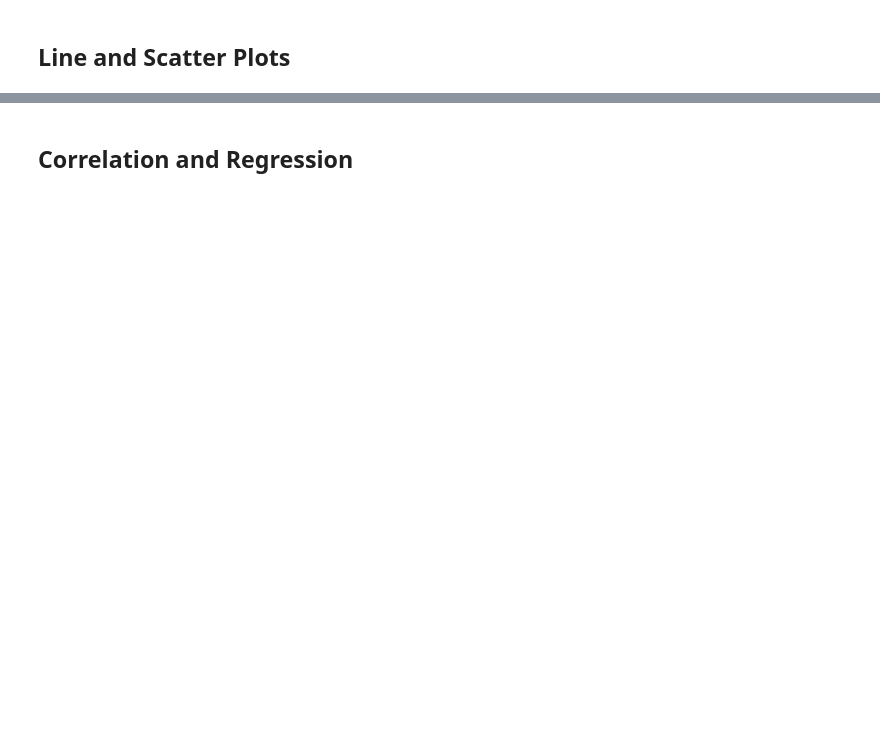
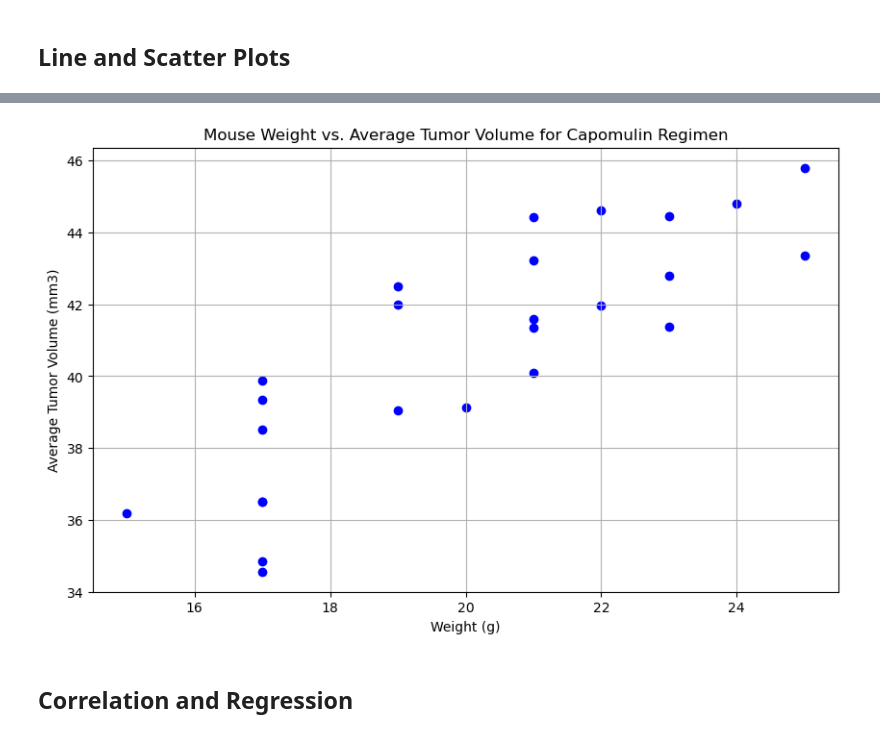
Before and after one commit to Santicorts/Challenge-5---Data-Visualization, a Jupyter notebook: Pymaceuticals/pymaceuticals_starter.ipynb, the cells around one changed output, grey strips where cells are left out. Cells and saved outputs as stored; diff of their text form; code cells hidden in the pictures; blank space fills up the shorter version.

```diff
--- a/Pymaceuticals/pymaceuticals_starter.ipynb
+++ b/Pymaceuticals/pymaceuticals_starter.ipynb
@@ -346,2 +512,23 @@ Ceftamin's potential outliers: Series([], Name: Tumor Volume (mm3), dtype: float
+# %%
+# Generate a scatter plot of mouse weight vs. the average observed tumor volume for the entire Capomulin regimen
+
+capomulin_data = filtered_data[filtered_data["Drug Regimen"] == "Capomulin"]
+
+avg_tumor_volume = capomulin_data.groupby('Mouse ID').agg({'Tumor Volume (mm3)': 'mean', 'Weight (g)': 'first'}).reset_index()
+#avg_tumor_volume
+
+plt.figure(figsize=(10,6))
+plt.scatter(avg_tumor_volume["Weight (g)"],avg_tumor_volume['Tumor Volume (mm3)'], marker='o', color='b')
+
+#Set the title and labels
+plt.title('Mouse Weight vs. Average Tumor Volume for Capomulin Regimen')
+plt.xlabel('Weight (g)')
+plt.ylabel('Average Tumor Volume (mm3)')
+
+# Show the plot
+plt.grid(True)
+plt.show()
+# %% [output]
+[figure, added]
 # %% [markdown]
 ## Correlation and Regression
```
Also changed, not shown: parts of 19 cells of this notebook.
